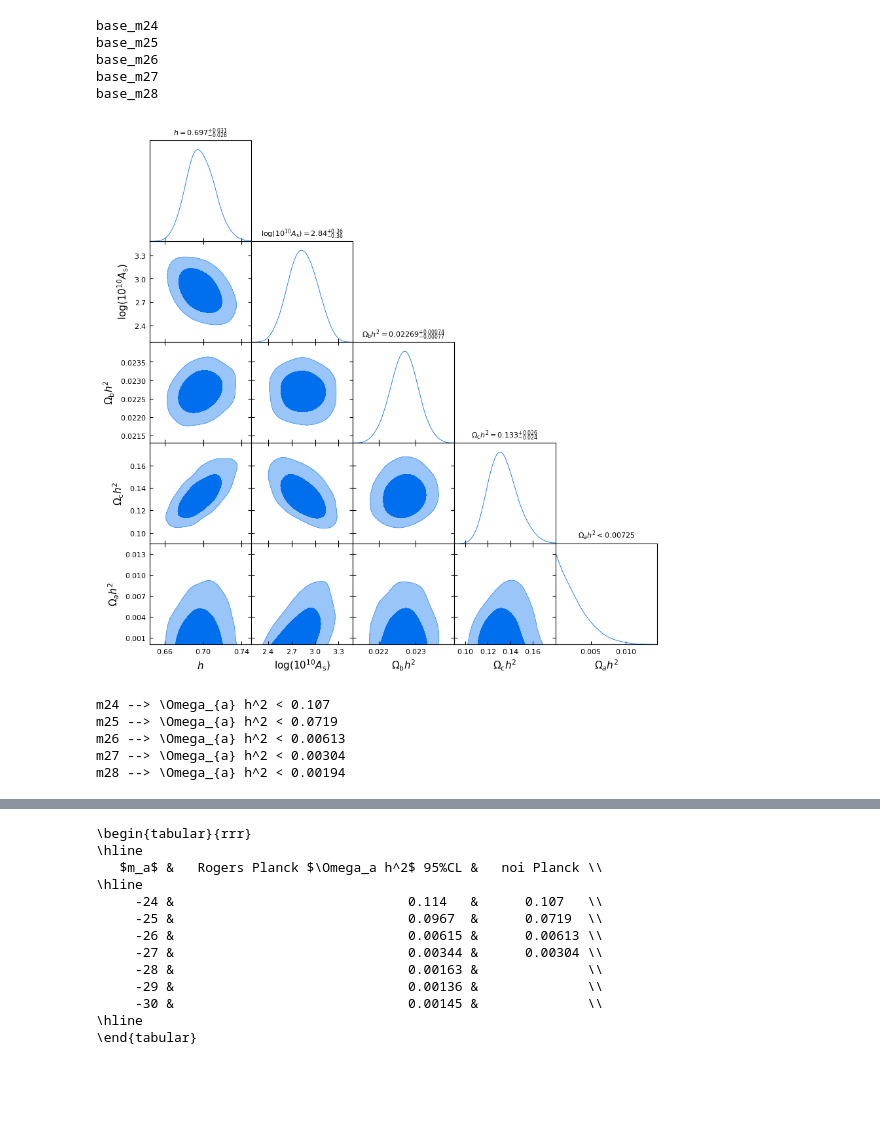
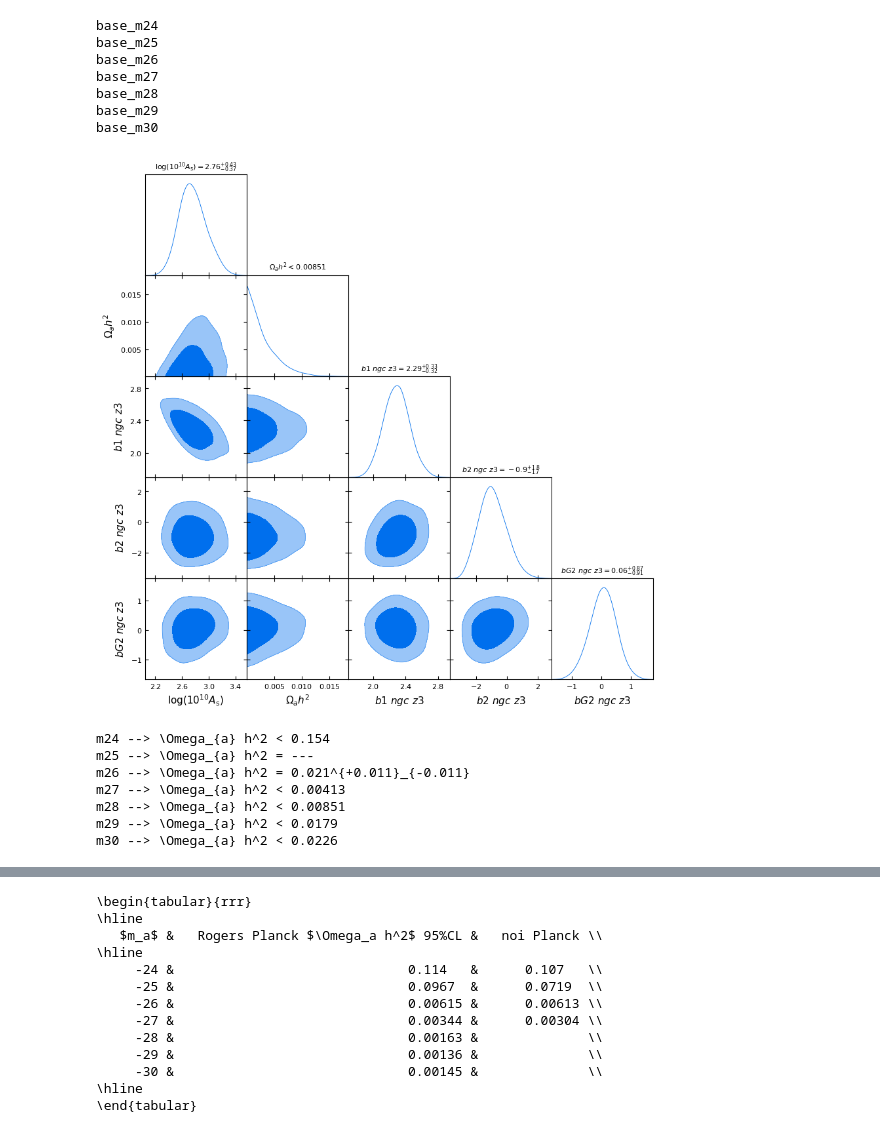
Before and after one commit to fverd/cobaya, a Jupyter notebook: FRA/analyze-grid-of-runs.ipynb, the cells around one changed output, grey strips where cells are left out. Cells and saved outputs as stored; diff of their text form; code cells hidden in the pictures; blank space fills up the shorter version.

```diff
--- a/FRA/analyze-grid-of-runs.ipynb
+++ b/FRA/analyze-grid-of-runs.ipynb
@@ -8,12 +9,12 @@ import numpy as np
 %matplotlib inline
 # %%
-grid_root_dir = '/home/fverdian/cobaya/chains-ulysses/axigrid_cmb_only'
+grid_root_dir = '/home/fverdian/cobaya/chains-ulysses/axigridb2bG2_deltamincl'
 
 Samples={}
 
 for root, dirs, files in os.walk(grid_root_dir):
     for chain_name in sorted(fnmatch.filter(dirs, 'base_*')):
-        if chain_name in ['base_m29','base_m30']: continue
+        # if chain_name in ['base_m30']: continue
         print(chain_name)
         subdirs = next(os.walk(os.path.join(root, chain_name)))[1]
         only_subdir = subdirs[0]
@@ -21,31 +22,36 @@ for root, dirs, files in os.walk(grid_root_dir):
         Samples[chain_name] = load_samples(subdir_path+'/'+chain_name+'_'+only_subdir, to_getdist=True)
         Samples[chain_name].label = chain_name
         Samples[chain_name].ma_val = -int(chain_name[-2:])
-
-chains_to_plot=list(Samples.values())
+        p=Samples[chain_name].getParams()
+        Samples[chain_name].addDerived(p.omega_scf/(p.omega_cdm+p.omega_b+p.omega_scf), name='fx', label=r'f_\chi', range=[0.,None])
+chains_to_plot_boss=list(Samples.values())
 # %% [output]
 base_m24
 base_m25
 base_m26
 base_m27
 base_m28
+base_m29
+base_m30
 # %%
 
-pars_toplot =['h', 'logA', 'omega_b','omega_cdm','omega_scf']
+pars_toplot =['logA','omega_scf','b1_ngc_z3','b2_ngc_z3','bG2_ngc_z3']
 
 gdplot = gdplt.get_subplot_plotter()
 
-gdplot.triangle_plot(chains_to_plot[-1] ,  pars_toplot, title_limit=2, filled=True)
+gdplot.triangle_plot(chains_to_plot_boss[4] ,  pars_toplot, title_limit=2, filled=True)
 # gdplot.finish_plot(no_tight=True)
 # %% [output]
-[figure, old version]
+[figure, new version]
 # %%
 for samp in chains_to_plot:
     print(samp.label[5:],'-->', samp.getInlineLatex('omega_scf',limit=2))
 # %% [output]
-m24 --> \Omega_{a} h^2 < 0.107
-m25 --> \Omega_{a} h^2 < 0.0719
-m26 --> \Omega_{a} h^2 < 0.00613
-m27 --> \Omega_{a} h^2 < 0.00304
-m28 --> \Omega_{a} h^2 < 0.00194
+m24 --> \Omega_{a} h^2 < 0.154
+m25 --> \Omega_{a} h^2 = ---
+m26 --> \Omega_{a} h^2 = 0.021^{+0.011}_{-0.011}
+m27 --> \Omega_{a} h^2 < 0.00413
+m28 --> \Omega_{a} h^2 < 0.00851
+m29 --> \Omega_{a} h^2 < 0.0179
+m30 --> \Omega_{a} h^2 < 0.0226
 # %%
```
Also changed, not shown: parts of 7 cells of this notebook, 13 other files.
